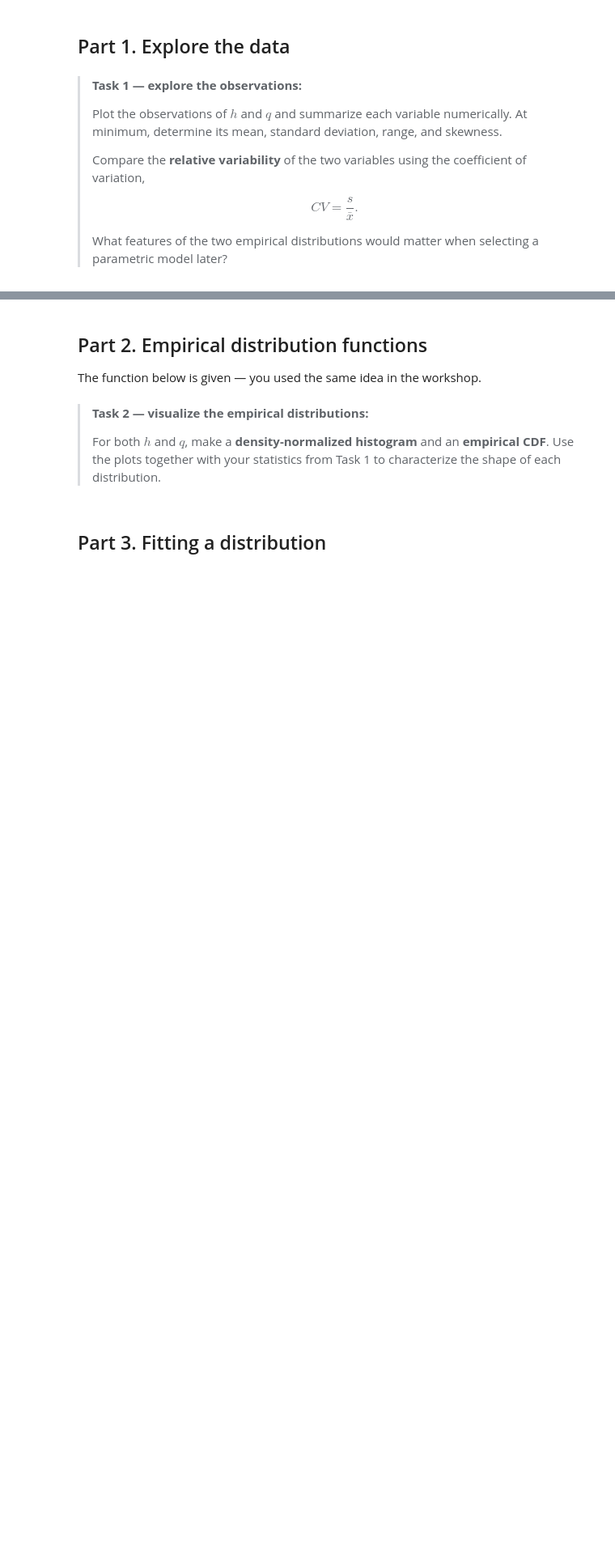
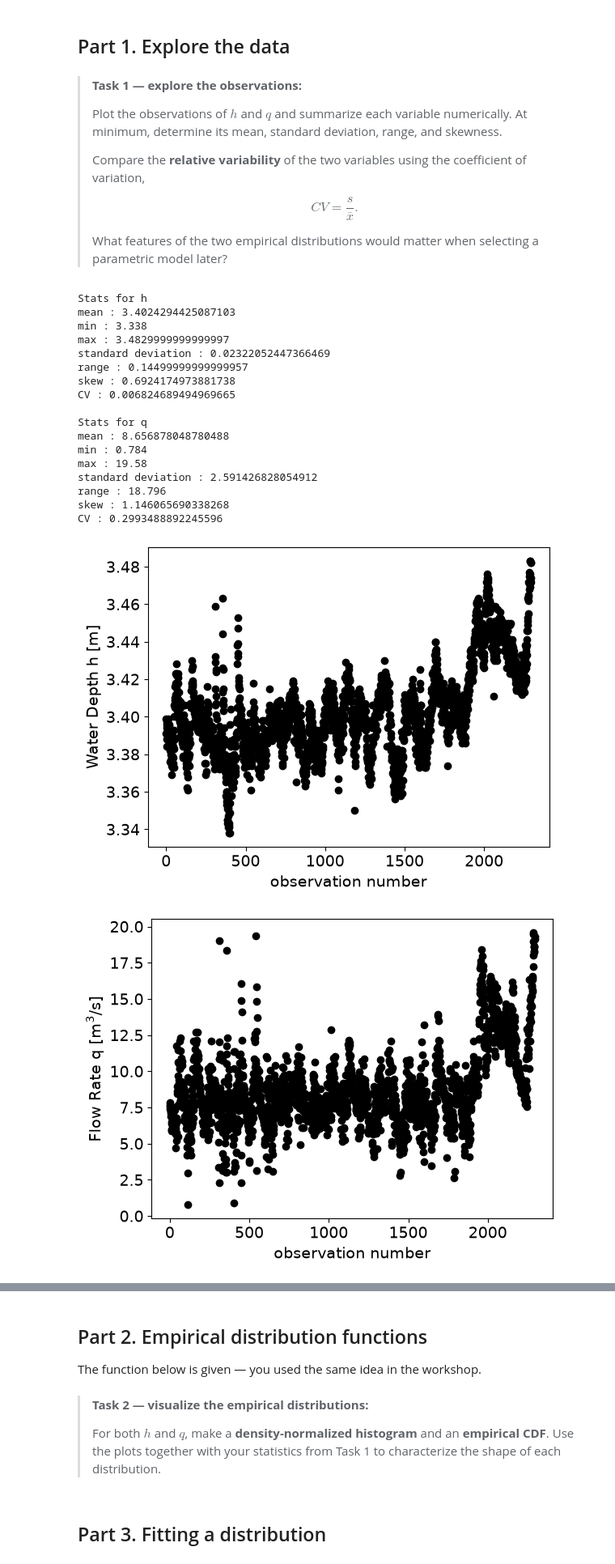
Before and after one commit to fanny200000/GA1.4, a Jupyter notebook: GA_1.4.ipynb, the cells around one changed output, grey strips where cells are left out. Shown at 81% size. Saved outputs shown, nothing was run; the diff lists cells and outputs as text; code cells hidden in the pictures; blank space fills up the shorter version.

```diff
--- a/GA_1.4.ipynb
+++ b/GA_1.4.ipynb
@@ -70,25 +70,55 @@ h, q = np.genfromtxt('dataset_thames.csv', delimiter=',', unpack=True, skip_head
 # %%
 ### YOUR CODE HERE
 
 # Stats for h
 print('Stats for h')
 print(f'mean : {np.mean(h)}')
 print(f'min : {np.min(h)}')
 print(f'max : {np.max(h)}')
 print(f'standard deviation : {np.std(h)}')
 print(f'range : {np.ptp(h)}')
 print(f'skew : {stats.skew(h, bias=False)}')
 print(f'CV : {np.std(h)/np.mean(h)} \n')
 
 
 # Stats for q
 print('Stats for q')
 print(f'mean : {np.mean(q)}')
 print(f'min : {np.min(q)}')
 print(f'max : {np.max(q)}')
 print(f'standard deviation : {np.std(q)}')
 print(f'range : {np.ptp(q)}')
 print(f'skew : {stats.skew(q, bias=False)}')
 print(f'CV : {np.std(q)/np.mean(q)}')
 
+
+plt.plot(h, "ok")
+plt.xlabel('observation number'); plt.ylabel('Water Depth h [m]')
+plt.show()
+
+plt.plot(q, "ok")
+plt.xlabel('observation number'); plt.ylabel('Flow Rate q [m$^3$/s]')
+plt.show()
+
+
 # PDF
+# %% [output]
+Stats for h
+mean : 3.4024294425087103
+min : 3.338
+max : 3.4829999999999997
+standard deviation : 0.02322052447366469
+range : 0.14499999999999957
+skew : 0.6924174973881738
+CV : 0.006824689494969665
+
+Stats for q
+mean : 8.656878048780488
+min : 0.784
+max : 19.58
+standard deviation : 2.591426828054912
+range : 18.796
+skew : 1.146065690338268
+CV : 0.2993488892245596
+[figure, added]
+[figure, added]
```
Also changed, not shown: parts of 2 cells of this notebook.
